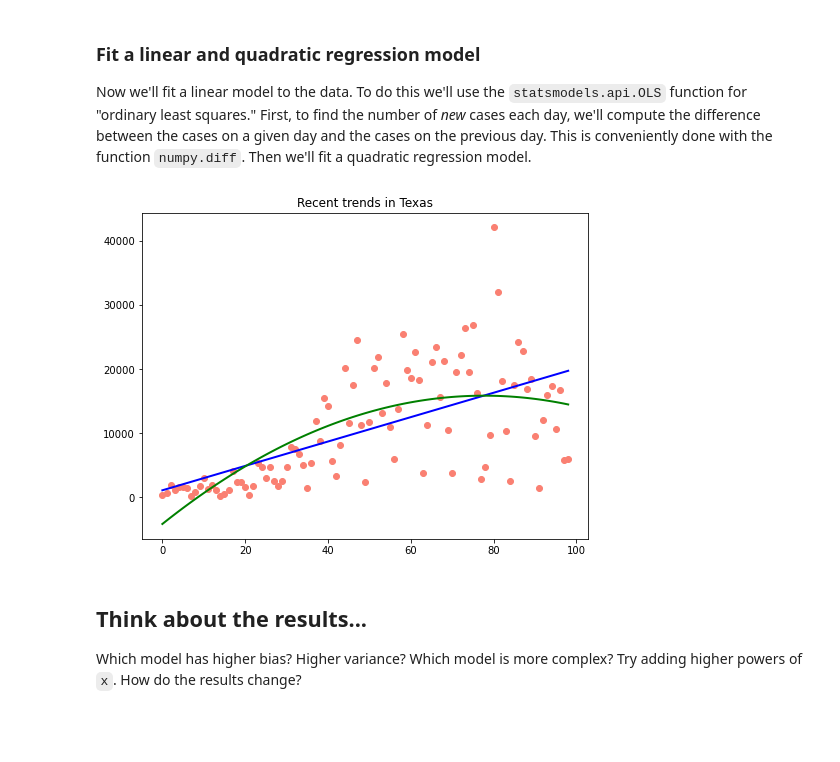
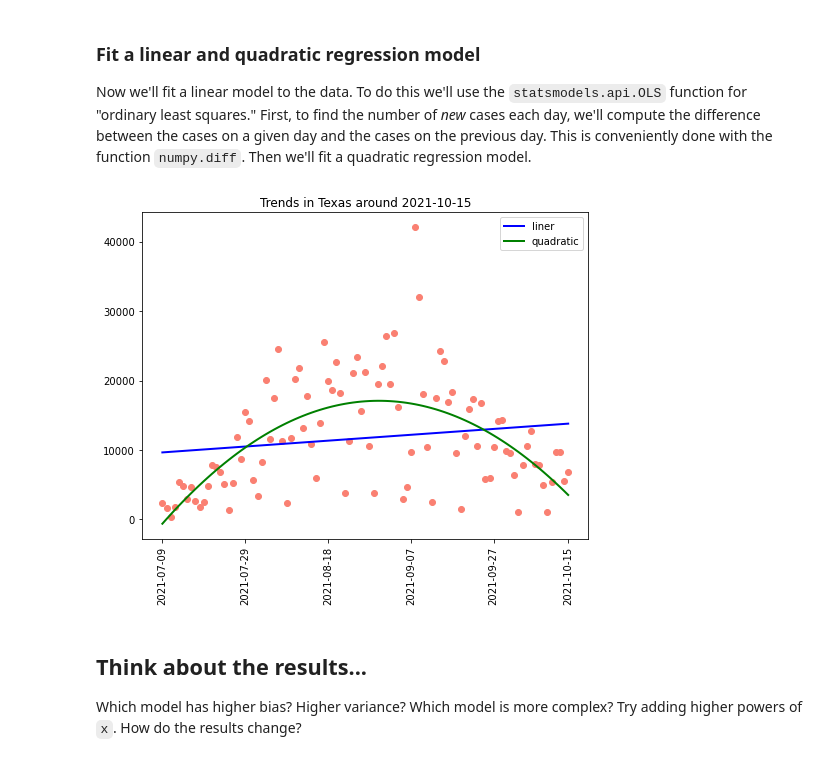
Before and after one commit to YData123/sds265-fa22, a Jupyter notebook: demos/covid-trends-bias-variance/covid-trends-bias-variance.ipynb, the cells around one changed output. Saved outputs shown, nothing was run; the diff lists cells and outputs as text; code cells hidden in the pictures; blank space fills up the shorter version.

```diff
--- a/demos/covid-trends-bias-variance/covid-trends-bias-variance.ipynb
+++ b/demos/covid-trends-bias-variance/covid-trends-bias-variance.ipynb
@@ -21,3 +21,5 @@ import statsmodels.api as sm
 %matplotlib inline
 
 covid_df = pd.read_csv("https://raw.githubusercontent.com/nytimes/covid-19-data/master/us-states.csv", dtype={"fips": str})
+covid_df = covid_df.drop('fips', axis=1)
+covid_df.tail(20)
@@ -44,35 +64,10 @@ def process_recent_data(state, days_back=40):
 ### Fit a linear and quadratic regression model
 
 Now we'll fit a linear model to the data. To do this we'll use the <code>statsmodels.api.OLS</code> function for "ordinary least squares."  First, to find the number of <i>new</i> cases each day, we'll compute the difference between the cases on a given day and the cases on the previous day. This is conveniently done with the function <code>numpy.diff</code>. Then we'll fit a quadratic regression model.
-# %%
-
-state_name = 'Texas'
-df = process_recent_data(state=state_name, days_back=100)
-
-new_cases = list(np.diff(np.array(df['cases'])))
-x = np.arange(len(new_cases))
-
-plt.figure(figsize=(8,6))
-
-X1 = pd.DataFrame()
-X1['x'] = x
-X1 = sm.add_constant(X1) # to get the intercept term
-model = sm.OLS(new_cases, X1).fit()
-
-X2 = pd.DataFrame()
-X2['x'] = x
-X2['x2'] = x*x
-#X2['x3'] = x*x*x
-#X2['x4'] = x*x*x*x
-#X2['x5'] = x*x*x*x*x
-#X2['x6'] = x*x*x*x*x*x
-
-X2 = sm.add_constant(X2)
-model2 = sm.OLS(new_cases,X2).fit()
-
-plt.plot(x, model.predict(X1), linewidth=2, color='blue')
-plt.plot(x, model2.predict(X2), linewidth=2, color='green')
-plt.scatter(x, new_cases, color='salmon')
-_ = plt.title('Recent trends in %s' % state_name)
-# %% [output]
-[figure, removed]
+# %%
+days_back = 100
+state_name = 'Texas'
+last_date = '2021-10-15'
+df = process_recent_data(state=state_name, \
+                         last_date=last_date, \
+                         days_back=days_back)
@@ -79,3 +77,35 @@ _ = plt.title('Recent trends in %s' % state_name)
+# %%
+# Fit linear and quadratic regression models
+
+X1 = pd.DataFrame()
+X1['x'] = x
+X1['const'] = np.ones(len(X1))
+model = sm.OLS(new_cases, X1).fit()
+
+X2 = pd.DataFrame()
+X2['x'] = x
+X2['x2'] = x*x
+X2['const'] = np.ones(len(X2))
+model2 = sm.OLS(new_cases,X2).fit()
+# %%
+# Plot the results
+
+plt.figure(figsize=(8,6))
+plt.plot(x, model.predict(X1), linewidth=2, color='blue', label='liner')
+plt.plot(x, model2.predict(X2), linewidth=2, color='green', label='quadratic')
+plt.scatter(x, new_cases, color='salmon')
+_ = plt.title('Trends in %s around %s' % (state_name, last_date))
+
+dates = list(df['date'])[1:]
+tick_pos = [j for j in np.arange(0, len(dates), 20)]
+tick_pos = tick_pos + [len(dates)-1]
+tick_labels = [dates[j] for j in np.arange(0, len(dates), 20)]
+tick_labels = tick_labels + [dates[len(dates)-1]]
+_ = plt.xticks(tick_pos, tick_labels, rotation=90)
+_ = plt.xlabel('')
+_ = plt.legend()
+# %% [output]
+[figure, added]
 # %% [markdown]
 ## Think about the results...
 
```
Also changed, not shown: parts of 3 cells of this notebook, 1 other file.
